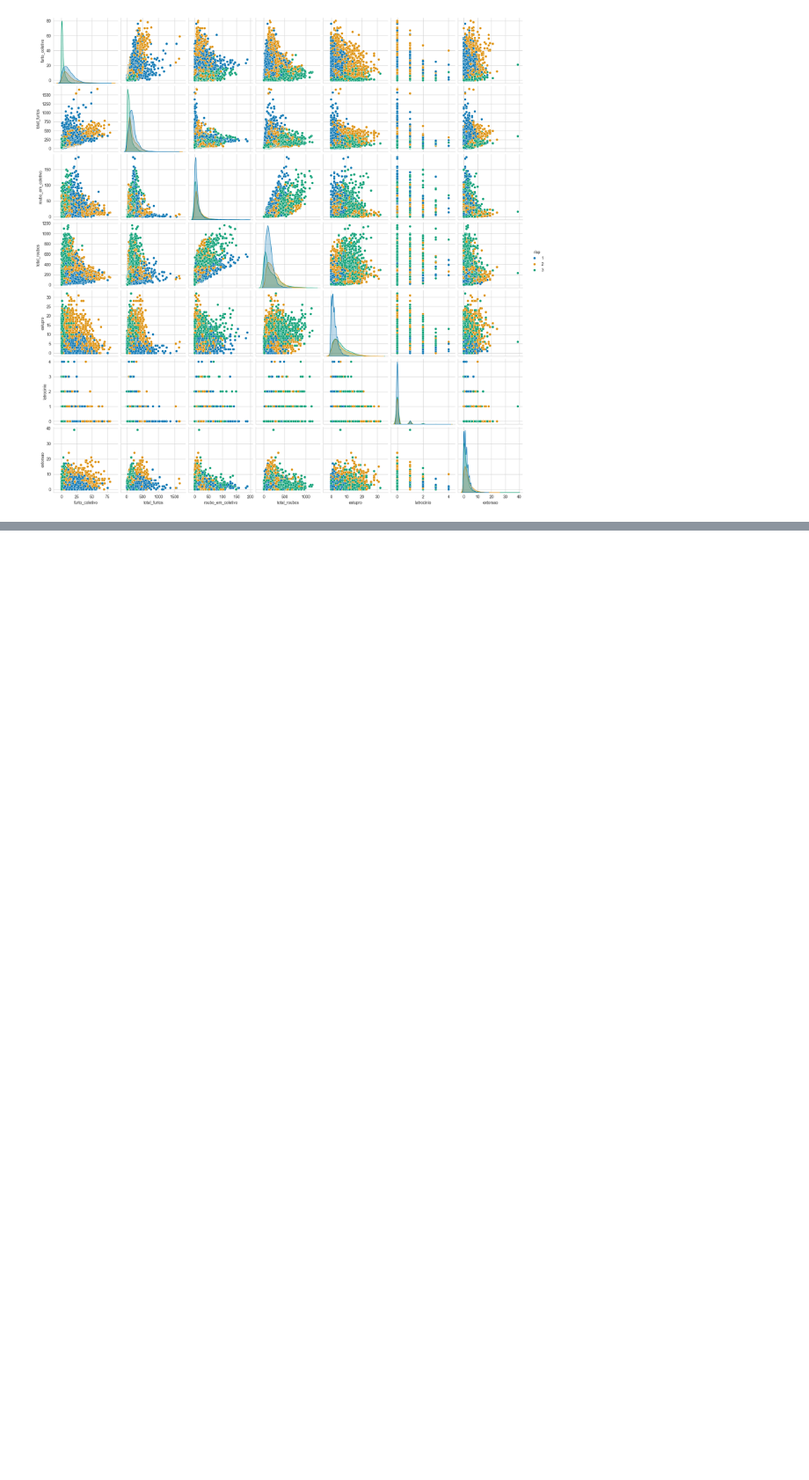
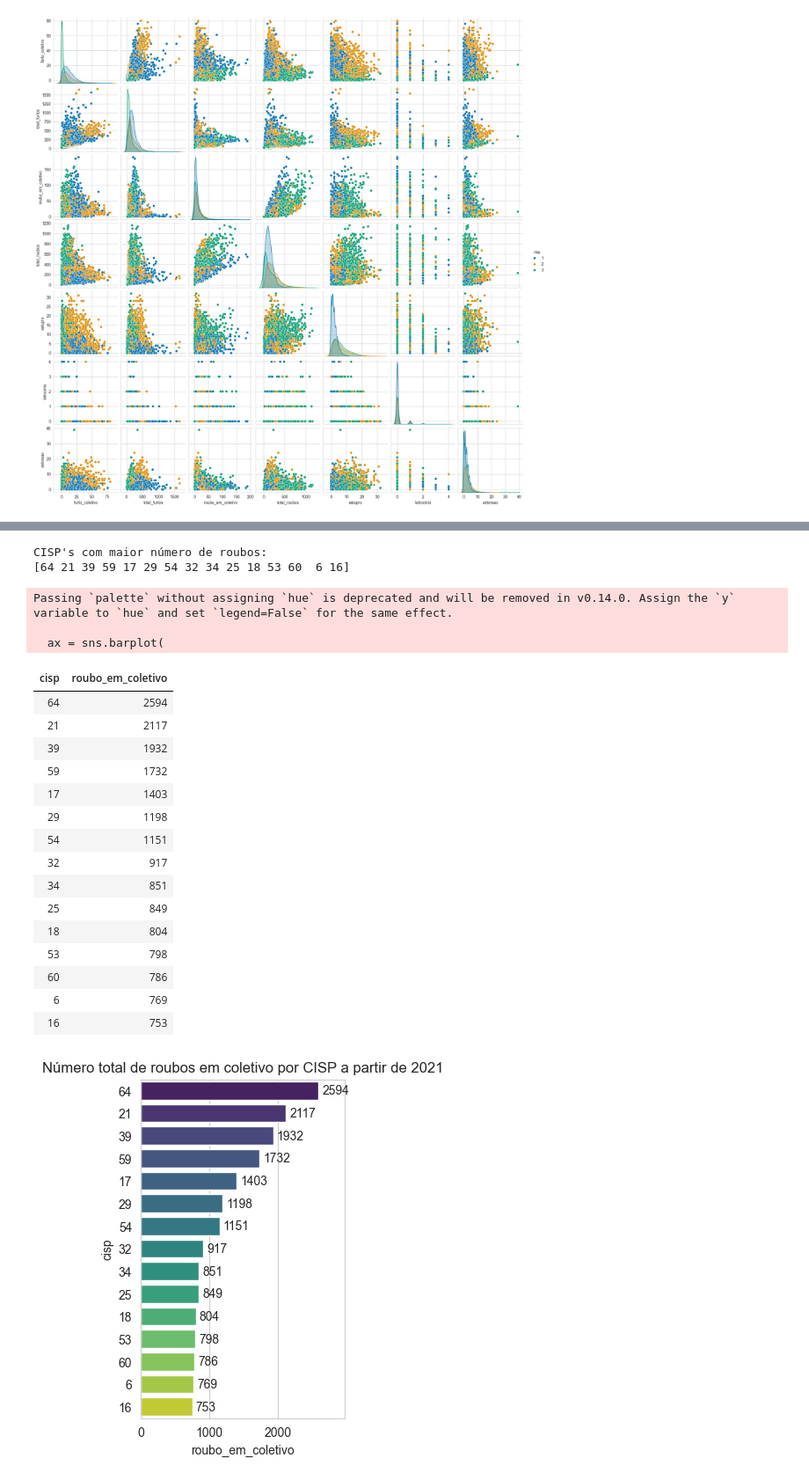
Before and after one commit to UFRJ-Analytica/PS-2026.1, a Jupyter notebook: notebooks/analiseexploratoria.ipynb, the cells around one changed output, grey strips where cells are left out. Shown at 88% size. Saved outputs shown, nothing was run; the diff lists cells and outputs as text; code cells hidden in the pictures; blank space fills up the shorter version.

```diff
--- a/notebooks/analiseexploratoria.ipynb
+++ b/notebooks/analiseexploratoria.ipynb
@@ -214,0 +279,46 @@ sns.pairplot(dfpair, hue="risp", palette=qualitativepalette)
+# %%
+df_total = df.groupby('cisp')['roubo_em_coletivo'].sum().reset_index()
+df_total = df_total.sort_values(by='roubo_em_coletivo', ascending=False).head(15)
+
+print("CISP's com maior número de roubos:")
+print((df_total['cisp'].unique()))
+
+plt.figure(figsize=(3, 5))
+ax = sns.barplot(
+    data=df_total,
+    x="roubo_em_coletivo",
+    y=df_total["cisp"].astype(str),
+    palette="viridis"
+)
+for container in ax.containers:
+    ax.bar_label(container, padding=3, fontsize=10, fmt='%d')
+plt.xlim(0, df_total['roubo_em_coletivo'].max() * 1.15)
+plt.title("Número total de roubos em coletivo por CISP a partir de 2021")
+
+tabela_roubo = df_total.style.background_gradient(cmap='Reds') \
+                    .format({'Total de Furtos': '{:,.0f}'}) \
+                    .hide(axis='index')
+tabela_roubo
+# %% [output]
+CISP's com maior número de roubos:
+[64 21 39 59 17 29 54 32 34 25 18 53 60  6 16]
+Passing `palette` without assigning `hue` is deprecated and will be removed in v0.14.0. Assign the `y` variable to `hue` and set `legend=False` for the same effect.
+
+  ax = sns.barplot(
+| cisp | roubo_em_coletivo |
+| 64 | 2594 |
+| 21 | 2117 |
+| 39 | 1932 |
+| 59 | 1732 |
+| 17 | 1403 |
+| 29 | 1198 |
+| 54 | 1151 |
+| 32 | 917 |
+| 34 | 851 |
+| 25 | 849 |
+| 18 | 804 |
+| 53 | 798 |
+| 60 | 786 |
+| 6 | 769 |
+| 16 | 753 |
+[figure, added]
```
Also changed, not shown: parts of 17 cells of this notebook, 1 other file.
